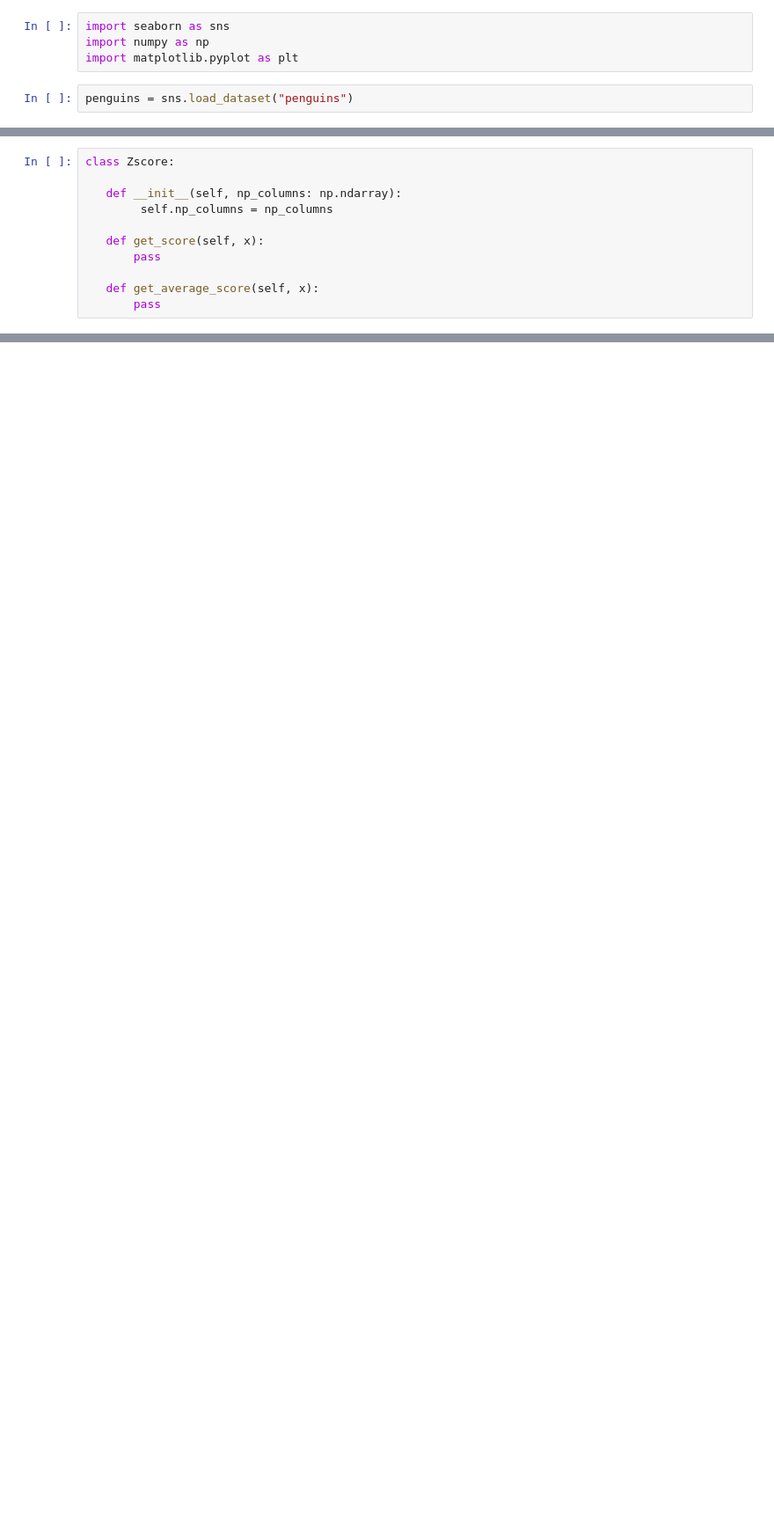
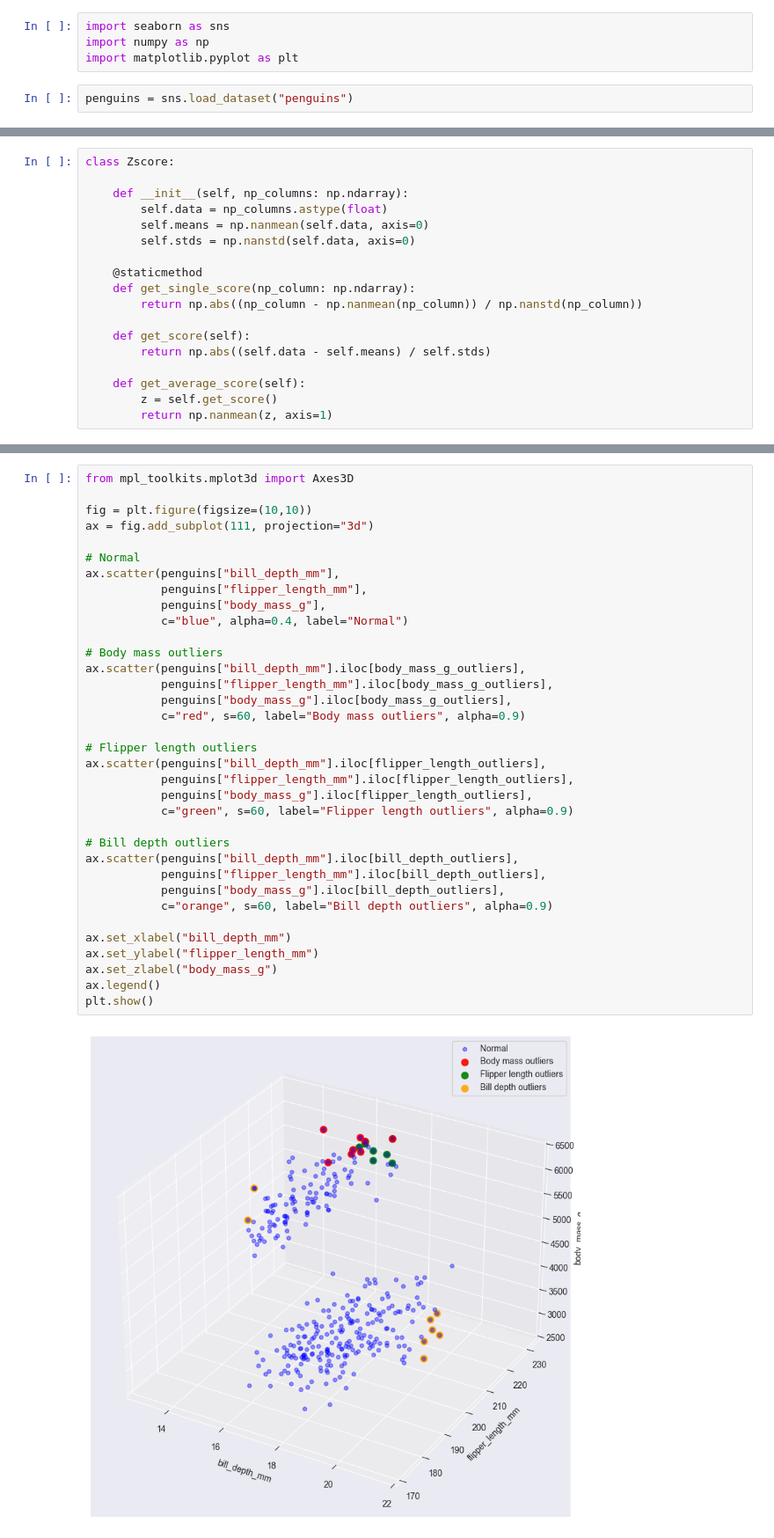
Before and after one commit to DamianMirror/data_modeling_ml_labs, a Jupyter notebook: lab1_ml.ipynb, the cells around one changed output, grey strips where cells are left out. Shown: that part at 88% size. Cells and saved outputs as stored; diff of their text form; blank space fills up the shorter version.

```diff
--- a/lab1_ml.ipynb
+++ b/lab1_ml.ipynb
@@ -23,11 +7,18 @@ print(penguins.head())
 # %%
 class Zscore:
 
-   def __init__(self, np_columns: np.ndarray):
-        self.np_columns = np_columns
+    def __init__(self, np_columns: np.ndarray):
+        self.data = np_columns.astype(float)
+        self.means = np.nanmean(self.data, axis=0)
+        self.stds = np.nanstd(self.data, axis=0)
 
-   def get_score(self, x):
-       pass
+    @staticmethod
+    def get_single_score(np_column: np.ndarray):
+        return np.abs((np_column - np.nanmean(np_column)) / np.nanstd(np_column))
 
-   def get_average_score(self, x):
-       pass
+    def get_score(self):
+        return np.abs((self.data - self.means) / self.stds)
+
+    def get_average_score(self):
+        z = self.get_score()
+        return np.nanmean(z, axis=1)
@@ -35,0 +67,37 @@ zscore = Zscore(penguins['flipper_length_mm'].to_numpy())
+# %%
+from mpl_toolkits.mplot3d import Axes3D
+
+fig = plt.figure(figsize=(10,10))
+ax = fig.add_subplot(111, projection="3d")
+
+# Normal
+ax.scatter(penguins["bill_depth_mm"],
+           penguins["flipper_length_mm"],
+           penguins["body_mass_g"],
+           c="blue", alpha=0.4, label="Normal")
+
+# Body mass outliers
+ax.scatter(penguins["bill_depth_mm"].iloc[body_mass_g_outliers],
+           penguins["flipper_length_mm"].iloc[body_mass_g_outliers],
+           penguins["body_mass_g"].iloc[body_mass_g_outliers],
+           c="red", s=60, label="Body mass outliers", alpha=0.9)
+
+# Flipper length outliers
+ax.scatter(penguins["bill_depth_mm"].iloc[flipper_length_outliers],
+           penguins["flipper_length_mm"].iloc[flipper_length_outliers],
+           penguins["body_mass_g"].iloc[flipper_length_outliers],
+           c="green", s=60, label="Flipper length outliers", alpha=0.9)
+
+# Bill depth outliers
+ax.scatter(penguins["bill_depth_mm"].iloc[bill_depth_outliers],
+           penguins["flipper_length_mm"].iloc[bill_depth_outliers],
+           penguins["body_mass_g"].iloc[bill_depth_outliers],
+           c="orange", s=60, label="Bill depth outliers", alpha=0.9)
+
+ax.set_xlabel("bill_depth_mm")
+ax.set_ylabel("flipper_length_mm")
+ax.set_zlabel("body_mass_g")
+ax.legend()
+plt.show()
+# %% [output]
+[figure, added]
```
Also changed, not shown: parts of 5 cells of this notebook.
